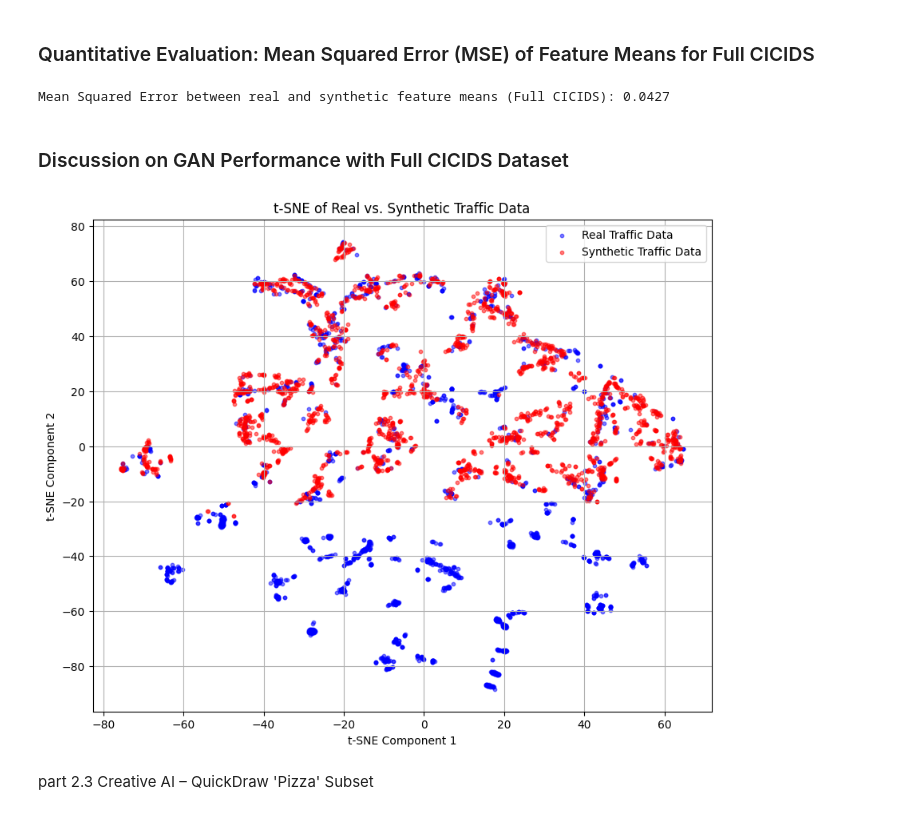
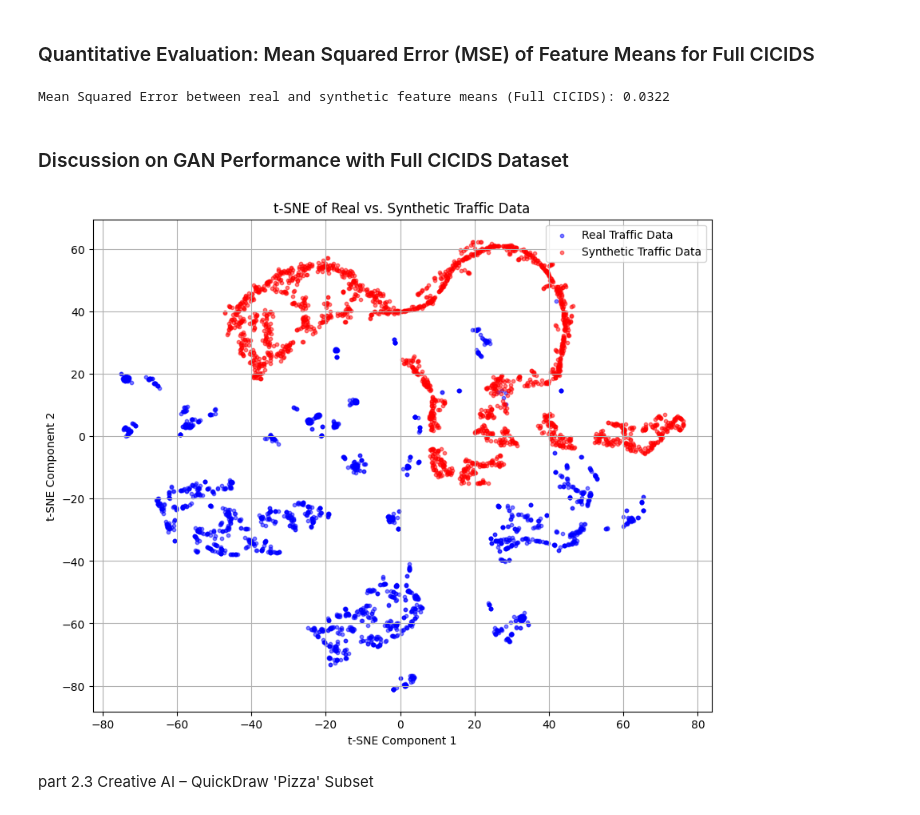
Before and after one commit to meghana2343/datascience, a Jupyter notebook: GANs.ipynb, the cells around one changed output. Cells and saved outputs as stored; diff of their text form; code cells hidden in the pictures.

```diff
--- a/GANs.ipynb
+++ b/GANs.ipynb
@@ -983,0 +760,15 @@ Running t-SNE...
+# %%
+#Load and explore CICIDS 2017 — Wednesday file
+# Upload the file to Colab or mount Drive, then set FILE_PATH accordingly.
+
+
+
+FILE_PATH = '/content/Wednesday-workingHours.pcap_ISCX.csv'
+
+# ── Load
+df = pd.read_csv(FILE_PATH, low_memory=False)
+df.columns = df.columns.str.strip()   # remove accidental whitespace
+
+print(f'Shape: {df.shape}')
+print(f'\nLabel distribution:')
+print(df['Label'].value_counts())
@@ -1016,11 +1192,9 @@ from sklearn.preprocessing import LabelEncoder
 # Define the base path for CICIDS 2017 files (assuming they are in /content/)
 # We'll include all days if available. Adjust paths if necessary.
 CICIDS_FILE_PATHS = [
-    '/content/Monday-workingHours.pcap_ISCX.csv',
-    '/content/Tuesday-workingHours.pcap_ISCX.csv',
-    '/content/Wednesday-workingHours.pcap_ISCX.csv',
-    '/content/Thursday-workingHours.pcap_ISCX.csv',
-    '/content/Friday-workingHours.pcap_ISCX.csv'
+
+    '/content/Thursday-WorkingHours-Afternoon-Infilteration.pcap_ISCX.csv',
+
 ]
 
 # Load all CICIDS 2017 files and concatenate them
@@ -1127,8 +1292,12 @@ UNKNOWN_ATTACK: 1
 # Train a new Tabular GAN for the full dataset
 
 print('\nTraining Tabular GAN on Full CICIDS traffic...')
+
+# Convert X_full_cicids to a PyTorch tensor
+X_full_cicids_tensor = torch.from_numpy(X_full_cicids).float()
+
 G_full_cicids, g_loss_full_cicids, d_loss_full_cicids = train_tabular_gan(
-    X=X_full_cicids, noise_dim=64, n_epochs=300, batch_size=512, lr=1e-4, device=device
+    X=X_full_cicids_tensor, noise_dim=64, n_epochs=50, batch_size=512, lr=1e-4, device=device
 )
 
 plt.figure(figsize=(10,6))
@@ -1210,6 +1327,22 @@ Running t-SNE for Full CICIDS...
 # %% [markdown]
 ### Quantitative Evaluation: Mean Squared Error (MSE) of Feature Means for Full CICIDS
 # %%
+G_full_cicids.eval()
+
+with torch.no_grad():
+    noise_full = torch.randn(N_SAMPLES, LATENT_DIM_CICIDS).to(device)
+    fake_data_full = G_full_cicids(noise_full).cpu().numpy()
+
+if isinstance(X_full_cicids, torch.Tensor):
+    X_full_cicids_np = X_full_cicids.cpu().numpy()
+else:
+    X_full_cicids_np = X_full_cicids
+
+num_samples_for_comparison = min(N_SAMPLES, X_full_cicids_np.shape[0])
+
+real_indices_full = np.random.choice(X_full_cicids_np.shape[0], num_samples_for_comparison, replace=False)
+real_data_full = X_full_cicids_np[real_indices_full]
+
 real_data_mean_full = np.mean(real_data_full, axis=0)
 fake_data_mean_full = np.mean(fake_data_full, axis=0)
 
@@ -1217,7 +1350,7 @@ mse_full = np.mean((real_data_mean_full - fake_data_mean_full)**2)
 
 print(f"Mean Squared Error between real and synthetic feature means (Full CICIDS): {mse_full:.4f}")
 # %% [output]
-Mean Squared Error between real and synthetic feature means (Full CICIDS): 0.0427
+Mean Squared Error between real and synthetic feature means (Full CICIDS): 0.0322
 # %% [markdown]
 ### Discussion on GAN Performance with Full CICIDS Dataset
 # %%
@@ -1225,39 +1358,39 @@ from sklearn.manifold import TSNE
 import matplotlib.pyplot as plt
 
 # Generate synthetic samples using the trained generator
-G_traffic.eval() # Set generator to evaluation mode
+G_full_cicids.eval() # Set generator to evaluation mode
 num_tsne_samples = 2000 # Use a smaller number of samples for t-SNE due to computational cost
-noise = torch.randn(num_tsne_samples, latent_dim).to(device)
-synthetic_samples_tsne = G_traffic(noise).detach().cpu().numpy()
+noise = torch.randn(num_tsne_samples, LATENT_DIM_CICIDS).to(device)
+synthetic_samples_tsne = G_full_cicids(noise).detach().cpu().numpy()
 
 # Prepare real data subset for t-SNE
 # Use a subset of real data equal to the number of synthetic samples for balanced comparison
-num_real_samples_tsne = min(num_tsne_samples, X_tensor.shape[0])
-real_samples_subset_tsne = X_tensor[:num_real_samples_tsne].cpu().numpy()
+num_real_samples_tsne = min(num_tsne_samples, X_full_cicids_tensor.shape[0])
+real_samples_subset_tsne = X_full_cicids_tensor[:num_real_samples_tsne].cpu().numpy()
 
 # Combine real and synthetic data for t-SNE
 combined_data_tsne = np.vstack((real_samples_subset_tsne, synthetic_samples_tsne))
 
 # Apply t-SNE (adjust perplexity and n_iter as needed)
 tsne = TSNE(n_components=2, random_state=42, perplexity=30, n_iter=1000, learning_rate=200)
 reduced_data_tsne = tsne.fit_transform(combined_data_tsne)
 
 # Split back into real and synthetic for plotting
 real_tsne = reduced_data_tsne[:num_real_samples_tsne]
 synthetic_tsne = reduced_data_tsne[num_real_samples_tsne:]
 
 # Plot t-SNE results
 plt.figure(figsize=(10, 8))
 plt.scatter(real_tsne[:, 0], real_tsne[:, 1], alpha=0.5, s=10, label='Real Traffic Data', color='blue')
 plt.scatter(synthetic_tsne[:, 0], synthetic_tsne[:, 1], alpha=0.5, s=10, label='Synthetic Traffic Data', color='red')
 plt.title('t-SNE of Real vs. Synthetic Traffic Data')
 plt.xlabel('t-SNE Component 1')
 plt.ylabel('t-SNE Component 2')
 plt.legend()
 plt.grid(True)
 plt.show()
 # %% [output]
-[figure, old version]
+[figure, new version]
 # %% [markdown]
 part 2.3  Creative AI – QuickDraw 'Pizza' Subset
 # %%
```
Also changed, not shown: parts of 60 cells of this notebook.
